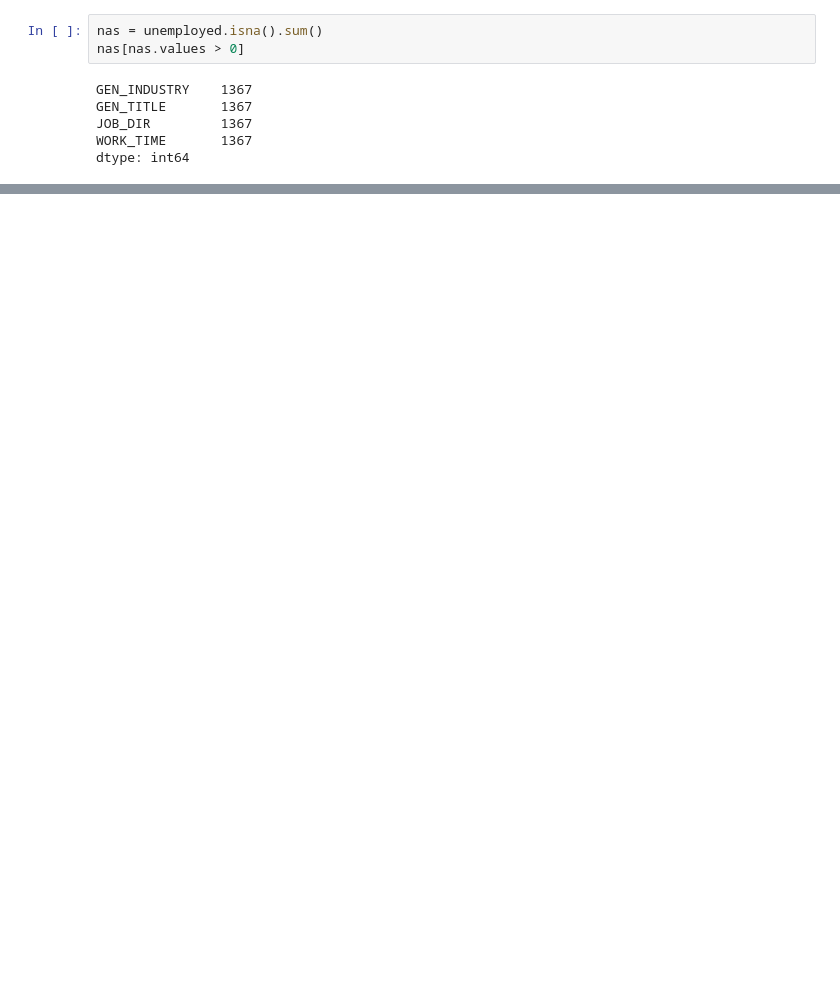
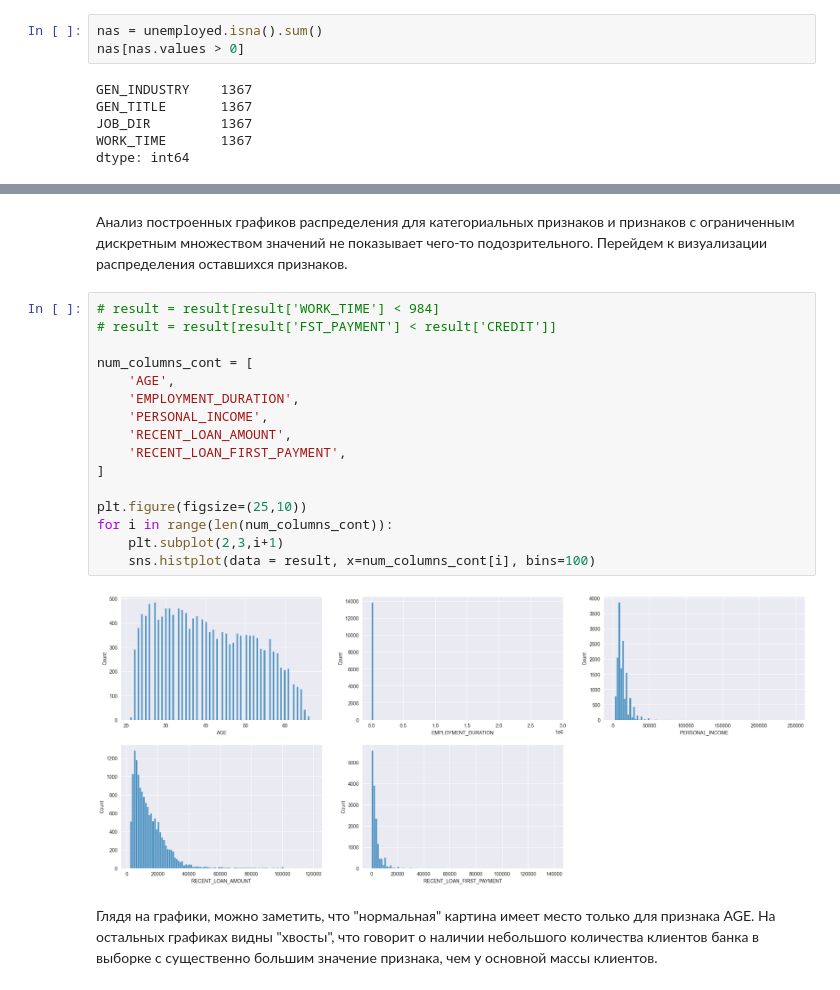
Before and after one commit to SeVlVershinin/py-applied-streamlit, a Jupyter notebook: ds.ipynb, the cells around one changed output, grey strips where cells are left out. Saved outputs shown, nothing was run; the diff lists cells and outputs as text; blank space fills up the shorter version.

```diff
--- a/ds.ipynb
+++ b/ds.ipynb
@@ -174,0 +276,22 @@ result
+# %% [markdown]
+Анализ построенных графиков распределения для категориальных признаков и признаков с ограниченным дискретным множеством значений не показывает чего-то подозрительного. Перейдем к визуализации распределения оставшихся признаков.
+# %%
+# result = result[result['WORK_TIME'] < 984]
+# result = result[result['FST_PAYMENT'] < result['CREDIT']]
+
+num_columns_cont = [
+    'AGE',
+    'EMPLOYMENT_DURATION',
+    'PERSONAL_INCOME',
+    'RECENT_LOAN_AMOUNT',
+    'RECENT_LOAN_FIRST_PAYMENT',
+]
+
+plt.figure(figsize=(25,10))
+for i in range(len(num_columns_cont)):
+    plt.subplot(2,3,i+1)
+    sns.histplot(data = result, x=num_columns_cont[i], bins=100)
+# %% [output]
+[figure, added]
+# %% [markdown]
+Глядя на графики, можно заметить, что "нормальная" картина имеет место только для признака AGE. На остальных графиках видны "хвосты", что говорит о наличии небольшого количества клиентов банка в выборке с существенно большим значение признака, чем у основной массы клиентов.
```
Also changed, not shown: parts of 48 cells of this notebook.
